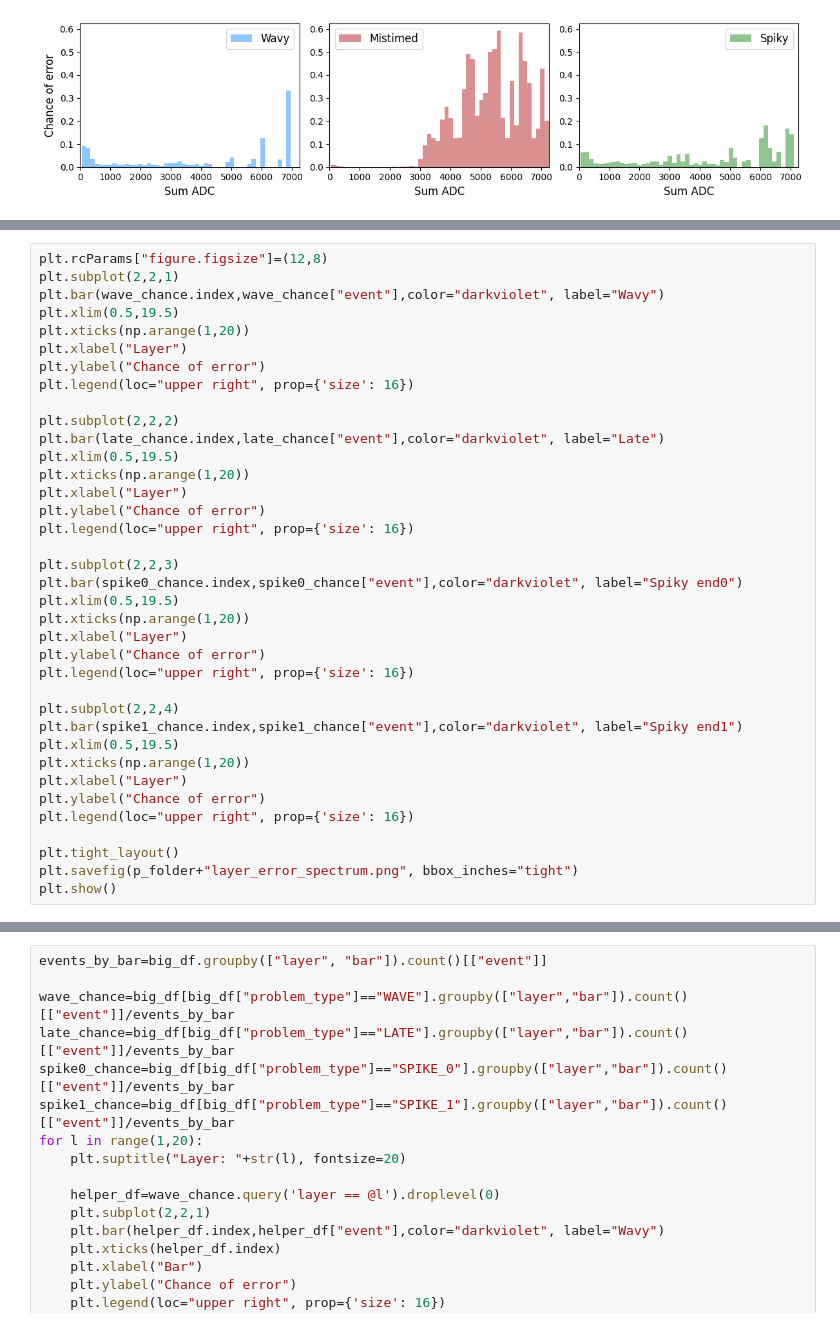
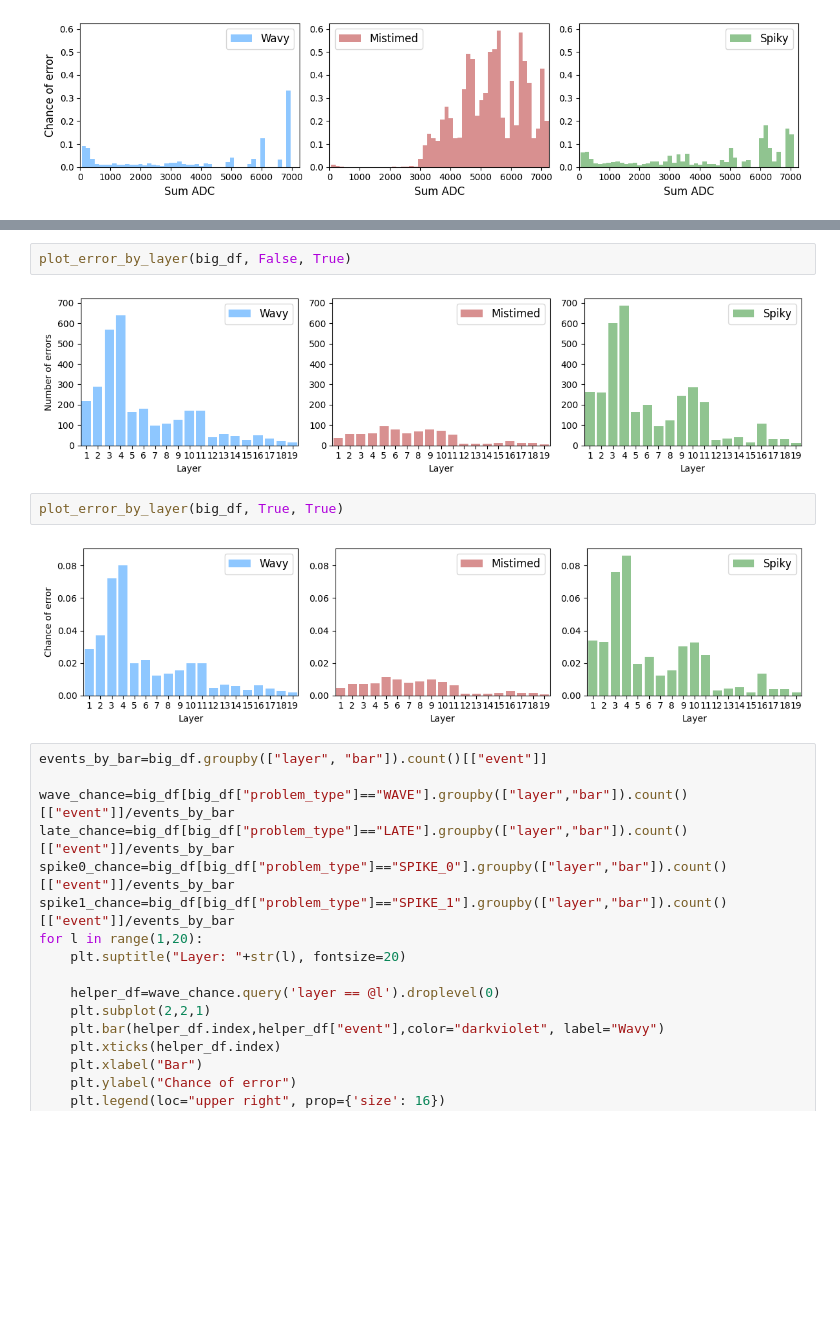
Before and after one commit to gajdangreta/hcalTestBeam, a Jupyter notebook: hcalEnv/notebooks/pulse_analysis.ipynb, the cells around one changed output, grey strips where cells are left out. Saved outputs shown, nothing was run; the diff lists cells and outputs as text; blank space fills up the shorter version.

Commit message:
cleaned up error-by-layer plots

```diff
--- a/hcalEnv/notebooks/pulse_analysis.ipynb
+++ b/hcalEnv/notebooks/pulse_analysis.ipynb
@@ -286,37 +210,0 @@ spike1_chance=big_df[big_df["problem_type"]=="SPIKE_1"].groupby(["layer"]).count
-# %%
-plt.rcParams["figure.figsize"]=(12,8)
-plt.subplot(2,2,1)
-plt.bar(wave_chance.index,wave_chance["event"],color="darkviolet", label="Wavy")
-plt.xlim(0.5,19.5)
-plt.xticks(np.arange(1,20))
-plt.xlabel("Layer")
-plt.ylabel("Chance of error")
-plt.legend(loc="upper right", prop={'size': 16})
-
-plt.subplot(2,2,2)
-plt.bar(late_chance.index,late_chance["event"],color="darkviolet", label="Late")
-plt.xlim(0.5,19.5)
-plt.xticks(np.arange(1,20))
-plt.xlabel("Layer")
-plt.ylabel("Chance of error")
-plt.legend(loc="upper right", prop={'size': 16})
-
-plt.subplot(2,2,3)
-plt.bar(spike0_chance.index,spike0_chance["event"],color="darkviolet", label="Spiky end0")
-plt.xlim(0.5,19.5)
-plt.xticks(np.arange(1,20))
-plt.xlabel("Layer")
-plt.ylabel("Chance of error")
-plt.legend(loc="upper right", prop={'size': 16})
-
-plt.subplot(2,2,4)
-plt.bar(spike1_chance.index,spike1_chance["event"],color="darkviolet", label="Spiky end1")
-plt.xlim(0.5,19.5)
-plt.xticks(np.arange(1,20))
-plt.xlabel("Layer")
-plt.ylabel("Chance of error")
-plt.legend(loc="upper right", prop={'size': 16})
-
-plt.tight_layout()
-plt.savefig(p_folder+"layer_error_spectrum.png", bbox_inches="tight")
-plt.show()
@@ -325,3 +211,11 @@ plt.show()
+# %%
+plot_error_by_layer(big_df, False, True)
+# %% [output]
+[figure, added]
+# %%
+plot_error_by_layer(big_df, True, True)
+# %% [output]
+[figure, added]
 # %%
 events_by_bar=big_df.groupby(["layer", "bar"]).count()[["event"]]
 
```
Also changed, not shown: parts of 18 cells of this notebook, 2 other files.
